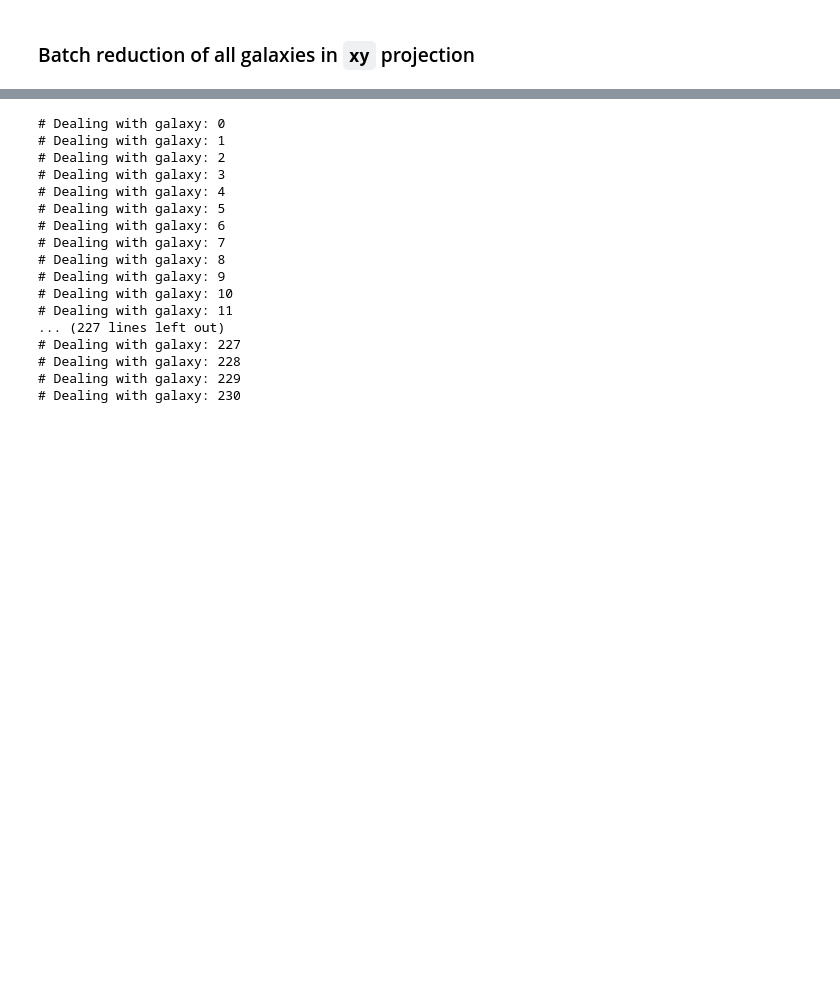
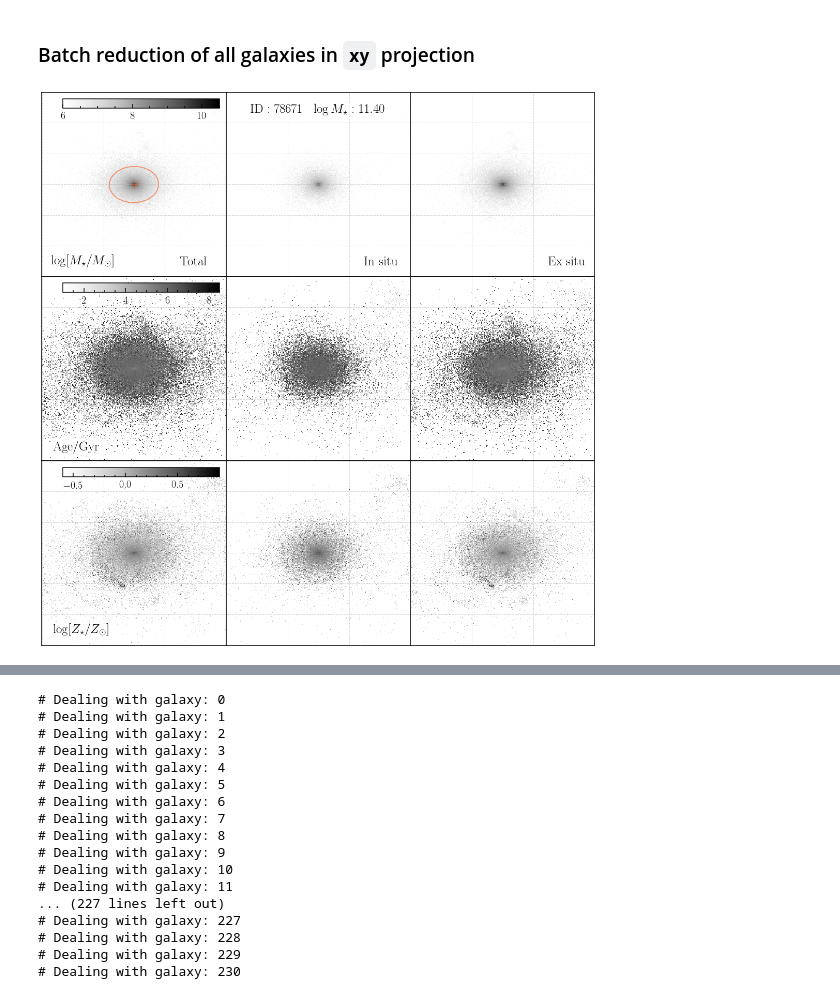
Before and after one commit to dr-guangtou/riker, a Jupyter notebook: demo/tng_hres_xy.ipynb, the cells around one changed output, grey strips where cells are left out. Drawn from its saved outputs; the diff is of its cells as text; code cells hidden in the pictures; blank space fills up the shorter version.

```diff
--- a/demo/tng_hres_xy.ipynb
+++ b/demo/tng_hres_xy.ipynb
@@ -49,6 +45,7 @@ The autoreload extension is already loaded. To reload it, use:
 # %%
 # Input HDF5 from simulation
 tng_dir = '/Users/song/data/massive/simulation/riker/tng'
+tng_dir = '/Users/song/astro5/massive/simulation/riker/tng'
 
 # HDF5 files
 tng_file = os.path.join(tng_dir, 'galaxies_tng100_072_agez_highres.hdf5')
@@ -69,6 +66,10 @@ def reduce(idx, hdf5, proj='xy'):
 
     return summary
 # %%
-gal = GalaxyMap(tng_data, 46, proj='xy')
+gal = GalaxyMap(tng_data, 45, proj='xy')
 gal.aper_summary()
 gal.ell_summary()
+# %%
+_ = gal.show_maps()
+# %% [output]
+[figure, added]
```
Also changed, not shown: parts of 3 cells of this notebook, 3 other files.
